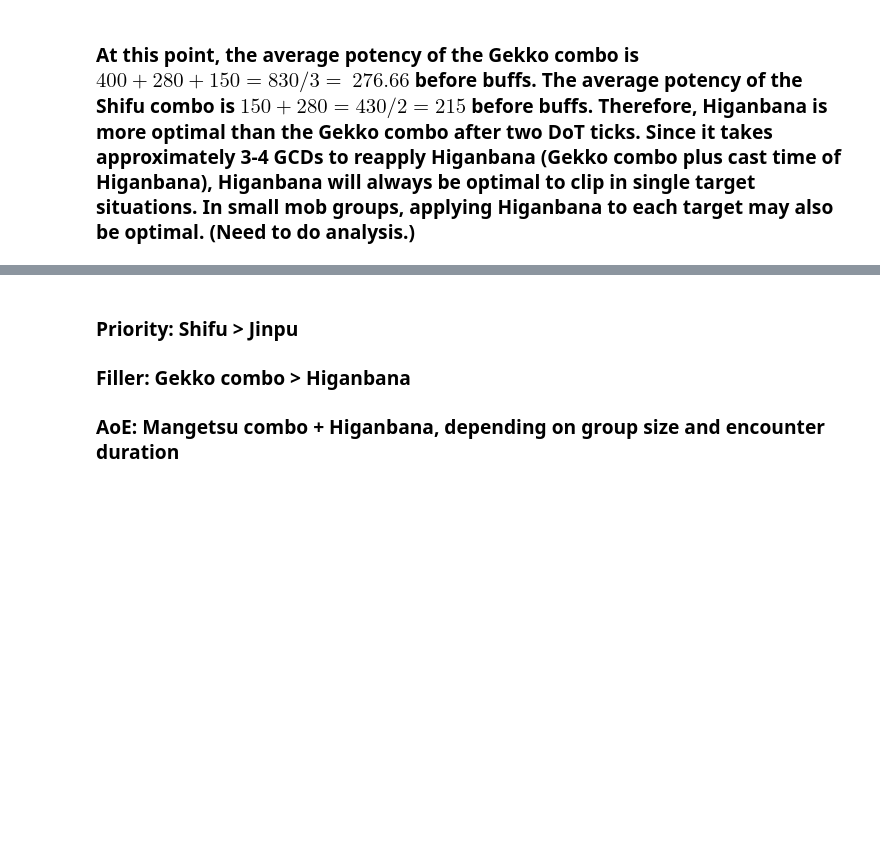
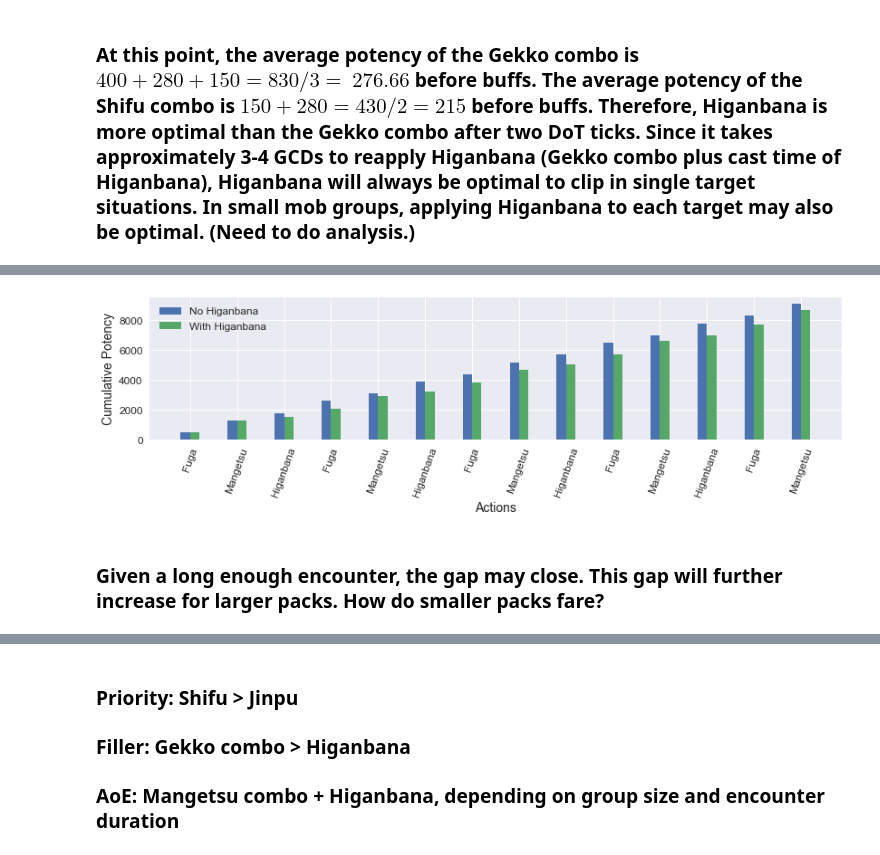
Before and after one commit to rconcep/ffxiv, a Jupyter notebook: sam-by-the-numbers.ipynb, the cells around one changed output, grey strips where cells are left out. Drawn from its saved outputs; the diff is of its cells as text; code cells hidden in the pictures; blank space fills up the shorter version.

```diff
--- a/sam-by-the-numbers.ipynb
+++ b/sam-by-the-numbers.ipynb
@@ -338,0 +428,4 @@ compare_potencies([df2_ext, df3_ext], ['Jinpu and Shifu combos', 'With Higanbana
+# %%
+df4 = pd.DataFrame(actions, columns=['action', 'potency'])
+df4['total potency'] = df4['potency'].cumsum(axis=0)
+display(df4)
@@ -338,0 +448,23 @@ compare_potencies([df2_ext, df3_ext], ['Jinpu and Shifu combos', 'With Higanbana
+# %%
+sam = Samurai()
+
+n_targets = 5
+
+actions = [('Fuga', sam.fuga(n_targets)),
+           ('Mangetsu', sam.mangetsu(n_targets)),
+           ('Fuga', sam.fuga(n_targets)),
+           ('Mangetsu', sam.mangetsu(n_targets)),
+           ('Fuga', sam.fuga(n_targets)),
+           ('Mangetsu', sam.mangetsu(n_targets)),
+           ('Fuga', sam.fuga(n_targets)),
+           ('Mangetsu', sam.mangetsu(n_targets)),
+           ('Fuga', sam.fuga(n_targets)),
+           ('Mangetsu', sam.mangetsu(n_targets)),
+           ('Fuga', sam.fuga(n_targets)),
+           ('Mangetsu', sam.mangetsu(n_targets)),
+           ('Fuga', sam.fuga(n_targets)),
+           ('Mangetsu', sam.mangetsu(n_targets))]
+# %%
+df4_2 = pd.DataFrame(actions, columns=['action', 'potency'])
+df4_2['total potency'] = df4_2['potency'].cumsum(axis=0)
+display(df4_2)
@@ -338,0 +487,6 @@ compare_potencies([df2_ext, df3_ext], ['Jinpu and Shifu combos', 'With Higanbana
+# %%
+compare_potencies([df4_2, df4], ['No Higanbana', 'With Higanbana'])
+# %% [output]
+[figure, added]
+# %% [markdown]
+### Given a long enough encounter, the gap may close. This gap will further increase for larger packs. How do smaller packs fare?
```
Also changed, not shown: parts of 69 cells of this notebook, 6 other files.
